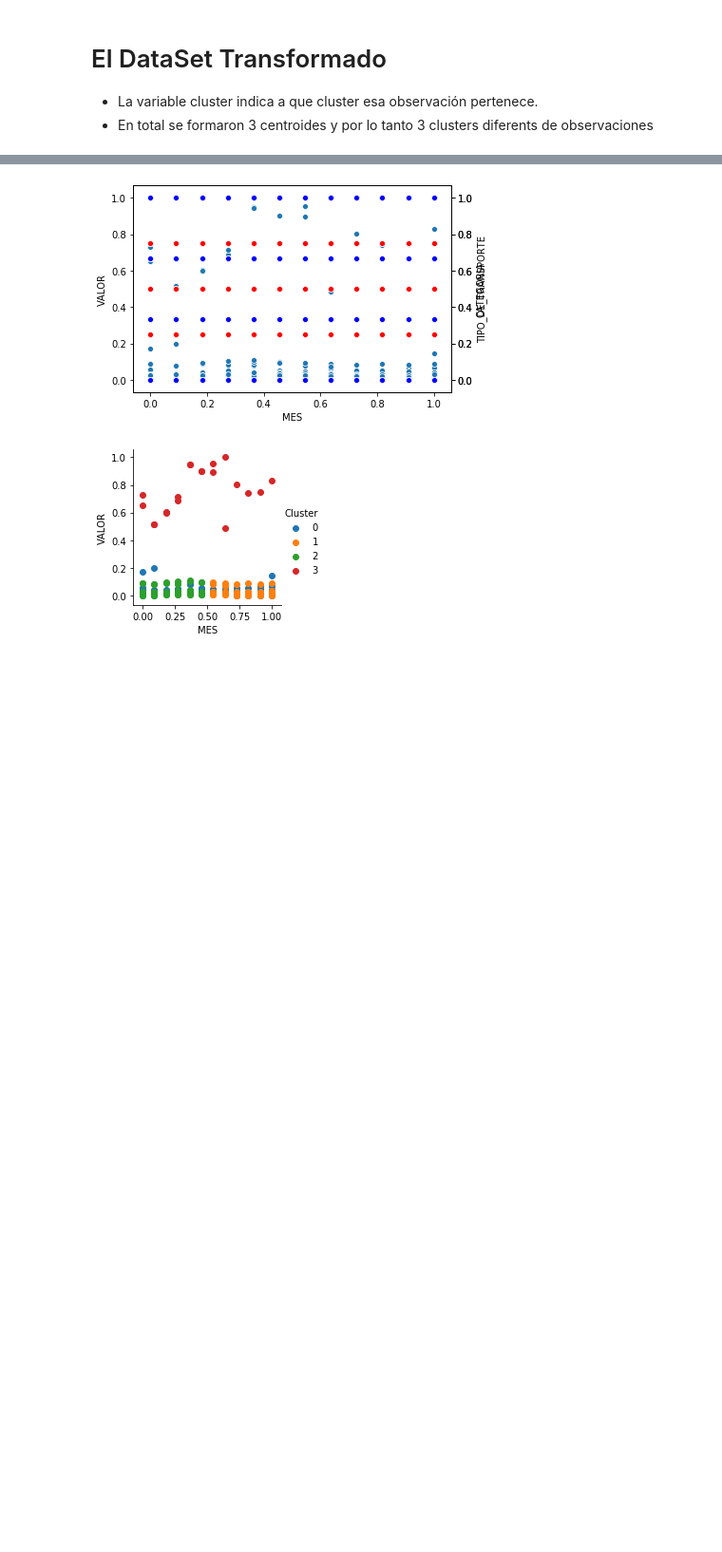
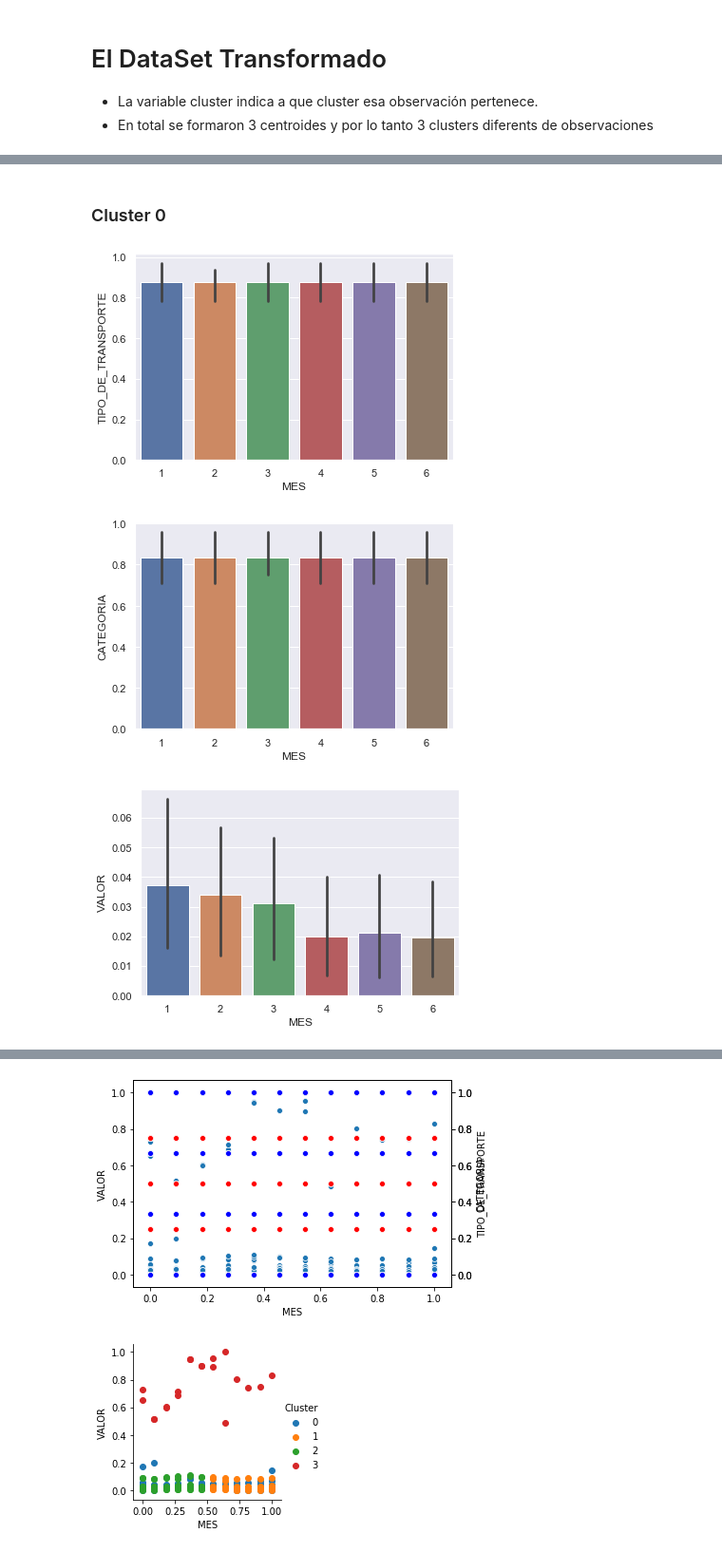
Before and after one commit to JefeNovato044/Data_Classification, a Jupyter notebook: INEGI.ipynb, the cells around one changed output, grey strips where cells are left out. Shown at 95% size. Saved outputs shown, nothing was run; the diff lists cells and outputs as text; code cells hidden in the pictures; blank space fills up the shorter version.

```diff
--- a/INEGI.ipynb
+++ b/INEGI.ipynb
@@ -219,0 +236,13 @@ dfIn.head(50)
+# %% [markdown]
+### Cluster 0
+# %%
+sea.barplot(x="MES",y = "TIPO_DE_TRANSPORTE", data = dfInC0)
+plt.show()
+sea.barplot(x="MES",y = "CATEGORIA", data = dfInC0)
+plt.show()
+sea.barplot(x="MES",y = "VALOR", data = dfInC0)
+plt.show()
+# %% [output]
+[figure, added]
+[figure, added]
+[figure, added]
```
Also changed, not shown: parts of 16 cells of this notebook.
